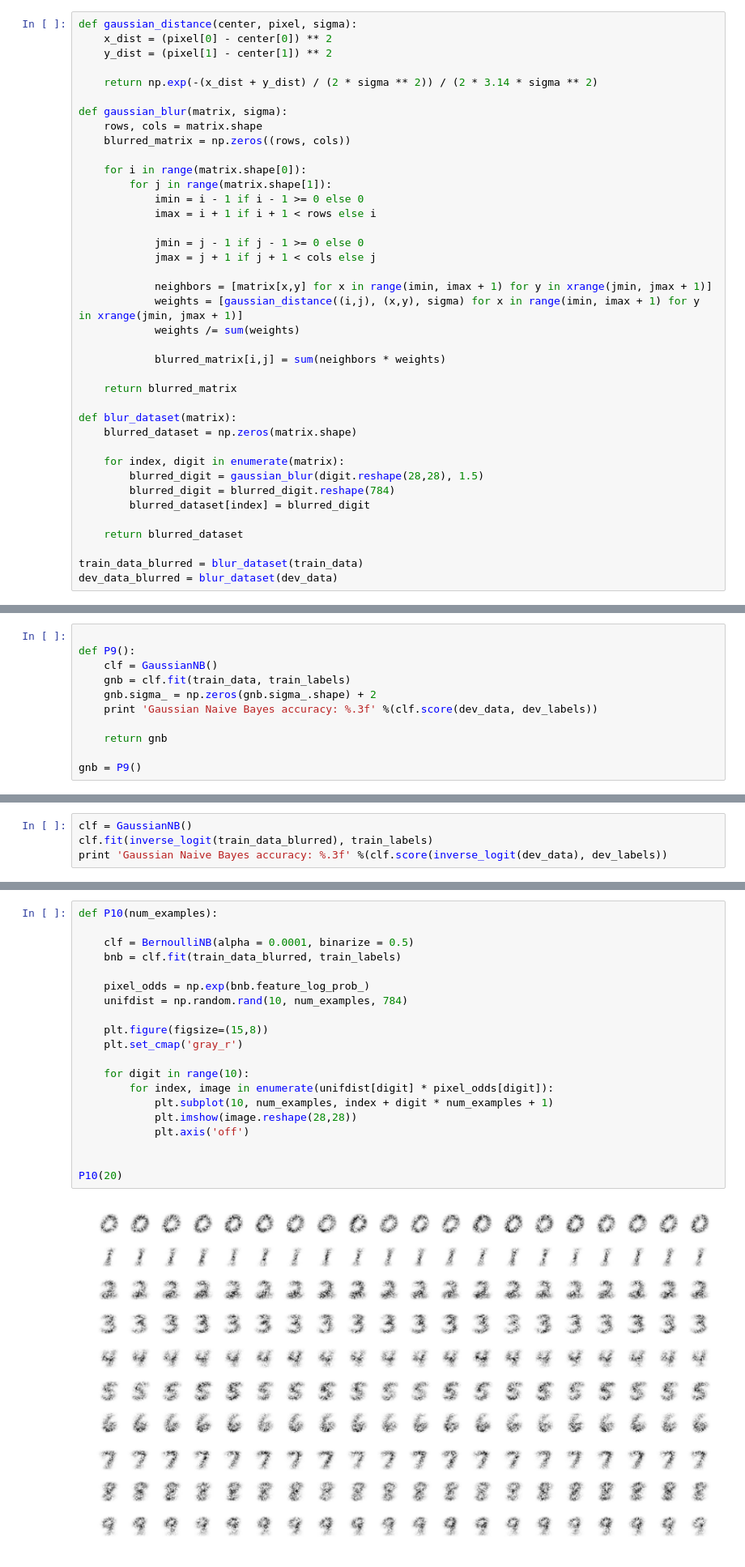
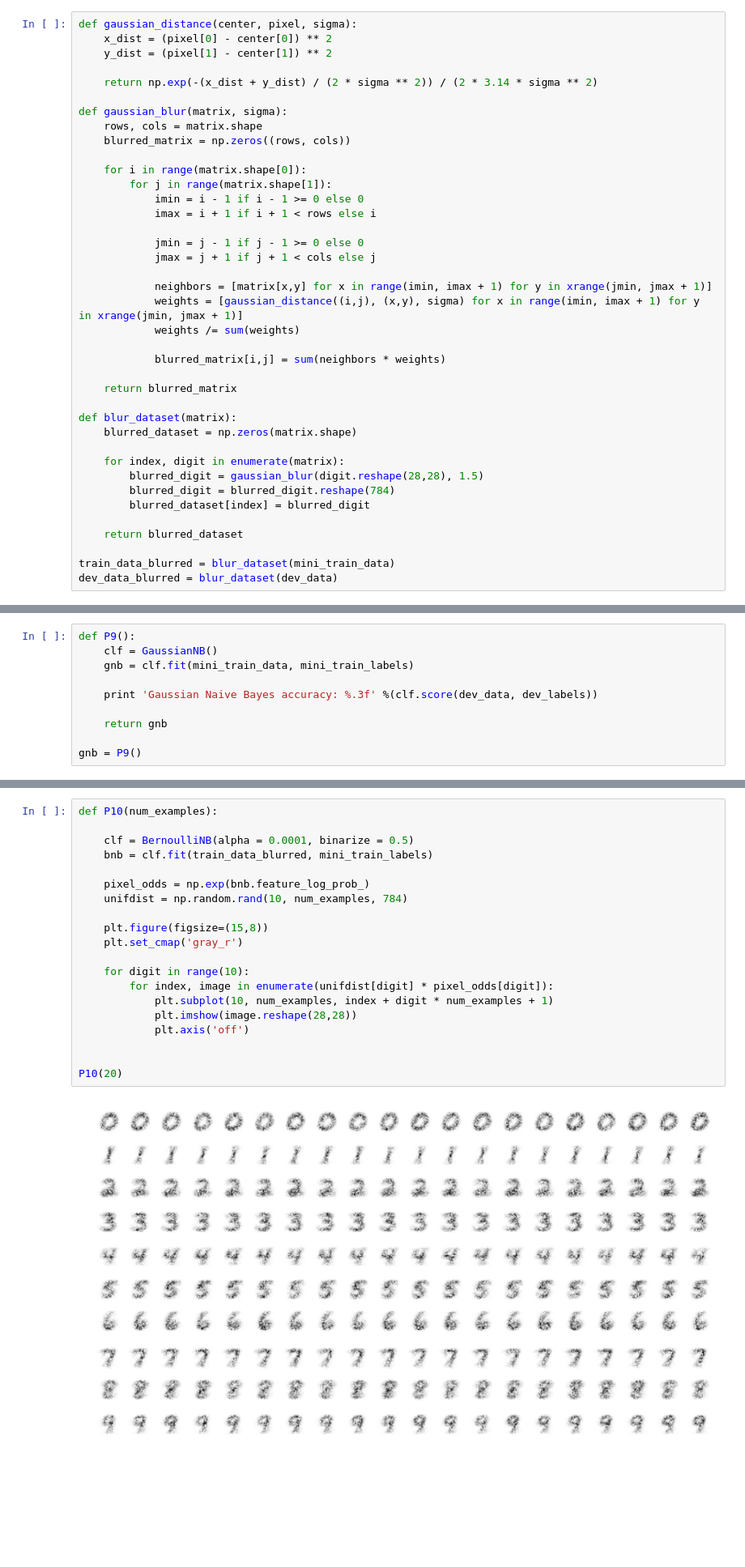
Before and after one commit to dlin17/w207, a Jupyter notebook: darren_lin_p1.ipynb, the cells around one changed output, grey strips where cells are left out. Shown: that part at 81% size. Cells and saved outputs as stored; diff of their text form; blank space fills up the shorter version.

```diff
--- a/darren_lin_p1.ipynb
+++ b/darren_lin_p1.ipynb
@@ -266,7 +266,7 @@ def blur_dataset(matrix):
 
     return blurred_dataset
 
-train_data_blurred = blur_dataset(train_data)
+train_data_blurred = blur_dataset(mini_train_data)
 dev_data_blurred = blur_dataset(dev_data)
 # %%
 def P6():
@@ -347,11 +347,10 @@ ANSWER:
 
 Hint: examine the parameters estimated by the fit() method, theta\_ and sigma\_.
 # %%
-
 def P9():
     clf = GaussianNB()
-    gnb = clf.fit(train_data, train_labels)
-    gnb.sigma_ = np.zeros(gnb.sigma_.shape) + 2
+    gnb = clf.fit(mini_train_data, mini_train_labels)
+
     print 'Gaussian Naive Bayes accuracy: %.3f' %(clf.score(dev_data, dev_labels))
 
     return gnb
@@ -380,4 +360,0 @@ plt.hist(histdata, 10)
-# %%
-clf = GaussianNB()
-clf.fit(inverse_logit(train_data_blurred), train_labels)
-print 'Gaussian Naive Bayes accuracy: %.3f' %(clf.score(inverse_logit(dev_data), dev_labels))
@@ -408,22 +395,22 @@ ANSWER:
 # %%
 def P10(num_examples):
 
     clf = BernoulliNB(alpha = 0.0001, binarize = 0.5)
-    bnb = clf.fit(train_data_blurred, train_labels)
+    bnb = clf.fit(train_data_blurred, mini_train_labels)
 
     pixel_odds = np.exp(bnb.feature_log_prob_)
     unifdist = np.random.rand(10, num_examples, 784)
 
     plt.figure(figsize=(15,8))
     plt.set_cmap('gray_r')
 
     for digit in range(10):
         for index, image in enumerate(unifdist[digit] * pixel_odds[digit]):
             plt.subplot(10, num_examples, index + digit * num_examples + 1)
             plt.imshow(image.reshape(28,28))
             plt.axis('off')
 
 
 P10(20)
 # %% [output]
-[figure, old version]
+[figure, new version]
```
Also changed, not shown: parts of 28 cells of this notebook.
